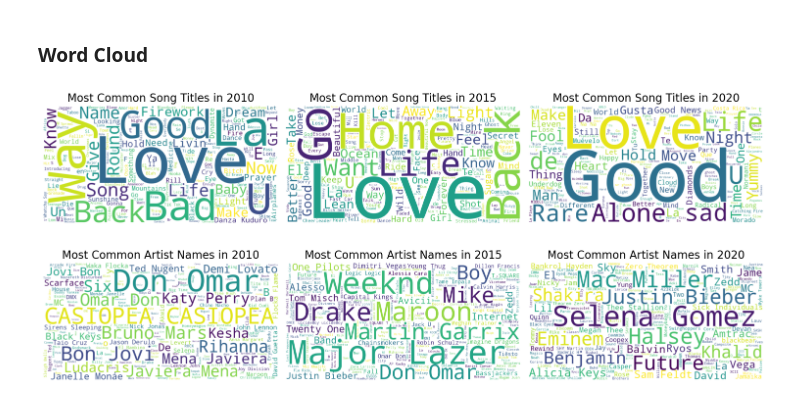
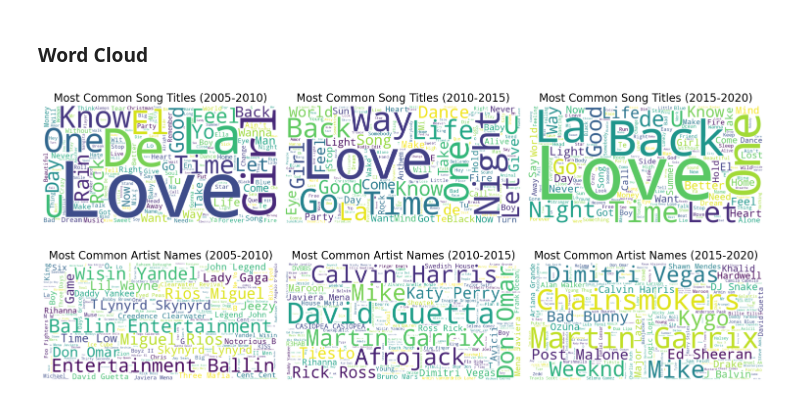
Before and after one commit to hayooniverse/Spotify-Recommendation-Systems, a Jupyter notebook: spotify.ipynb, the cells around one changed output. Saved outputs shown, nothing was run; the diff lists cells and outputs as text; code cells hidden in the pictures.

Commit message:
change wordcloud

```diff
--- a/spotify.ipynb
+++ b/spotify.ipynb
@@ -83,31 +82,38 @@ years = [2010, 2015, 2020]
 # %%
 # avoid including version information
 df['track_name_cleaned'] = df['track_name'].str.split('-').str[0].str.strip()
 df['track_name_cleaned'] = df['track_name_cleaned'].str.split('feat', expand=True)[0].str.strip()
 df['track_name_cleaned'] = df['track_name_cleaned'].str.split('Remix', expand=True)[0].str.strip()
-filtered_data = df[df['year'].isin(years)]
-title_text_cleaned = {year: ' '.join(filtered_data[filtered_data['year'] == year]['track_name_cleaned'].dropna().astype(str)) for year in years}
-artist_text = {year: ' '.join(filtered_data[filtered_data['year'] == year]['track_artist'].dropna().astype(str)) for year in years}
+year_ranges = [(2005, 2010), (2010, 2015), (2015, 2020)]
+title_text_cleaned = {}
+artist_text = {}
+
+for start_year, end_year in year_ranges:
+    filtered_range_data = df[(df['year'] >= start_year) & (df['year'] < end_year)]
+    range_label = f"{start_year}-{end_year}"
+    title_text_cleaned[range_label] = ' '.join(filtered_range_data['track_name_cleaned'].dropna().astype(str))
+    artist_text[range_label] = ' '.join(filtered_range_data['track_artist'].dropna().astype(str))
 plt.figure(figsize=(15, 8))
-for i, year in enumerate(years):
+for i, range_label in enumerate(title_text_cleaned.keys()):
     plt.subplot(1, 3, i + 1)
-    wordcloud = WordCloud(width=800, height=400, background_color='white').generate(title_text_cleaned[year])
+    wordcloud = WordCloud(width=800, height=400, background_color='white').generate(title_text_cleaned[range_label])
     plt.imshow(wordcloud, interpolation='bilinear')
-    plt.title(f"Most Common Song Titles in {year}", fontsize=16)
+    plt.title(f"Most Common Song Titles ({range_label})", fontsize=16)
     plt.axis('off')
 
 plt.tight_layout()
 plt.show()
+
 plt.figure(figsize=(15, 8))
-for i, year in enumerate(years):
+for i, range_label in enumerate(artist_text.keys()):
     plt.subplot(1, 3, i + 1)
-    wordcloud = WordCloud(width=800, height=400, background_color='white').generate(artist_text[year])
+    wordcloud = WordCloud(width=800, height=400, background_color='white').generate(artist_text[range_label])
     plt.imshow(wordcloud, interpolation='bilinear')
-    plt.title(f"Most Common Artist Names in {year}", fontsize=16)
+    plt.title(f"Most Common Artist Names ({range_label})", fontsize=16)
     plt.axis('off')
 
 plt.tight_layout()
 plt.show()
 # %% [output]
-[figure, old version]
+[figure, new version]
-[figure, old version]
+[figure, new version]
```
Also changed, not shown: parts of 1 cell of this notebook.
